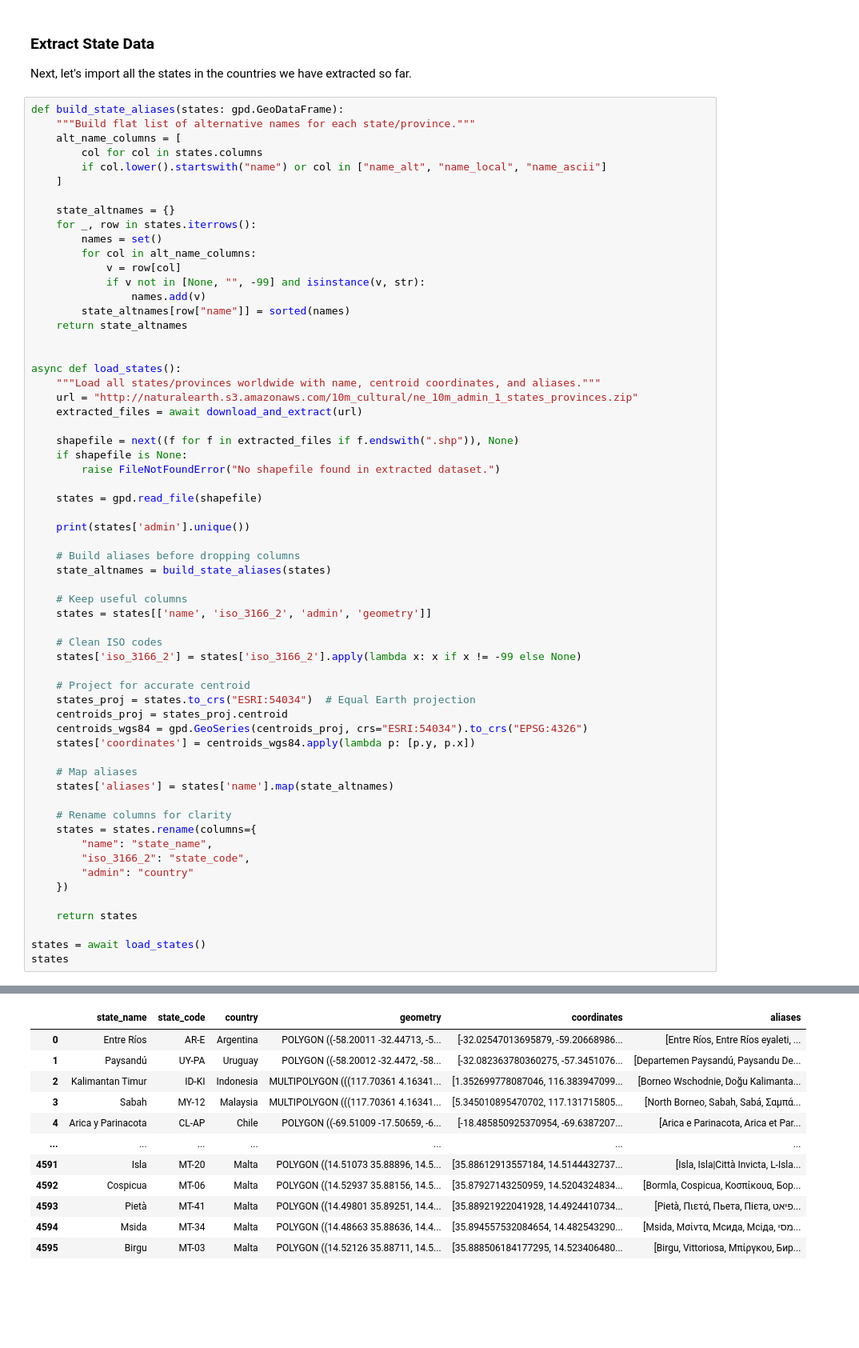
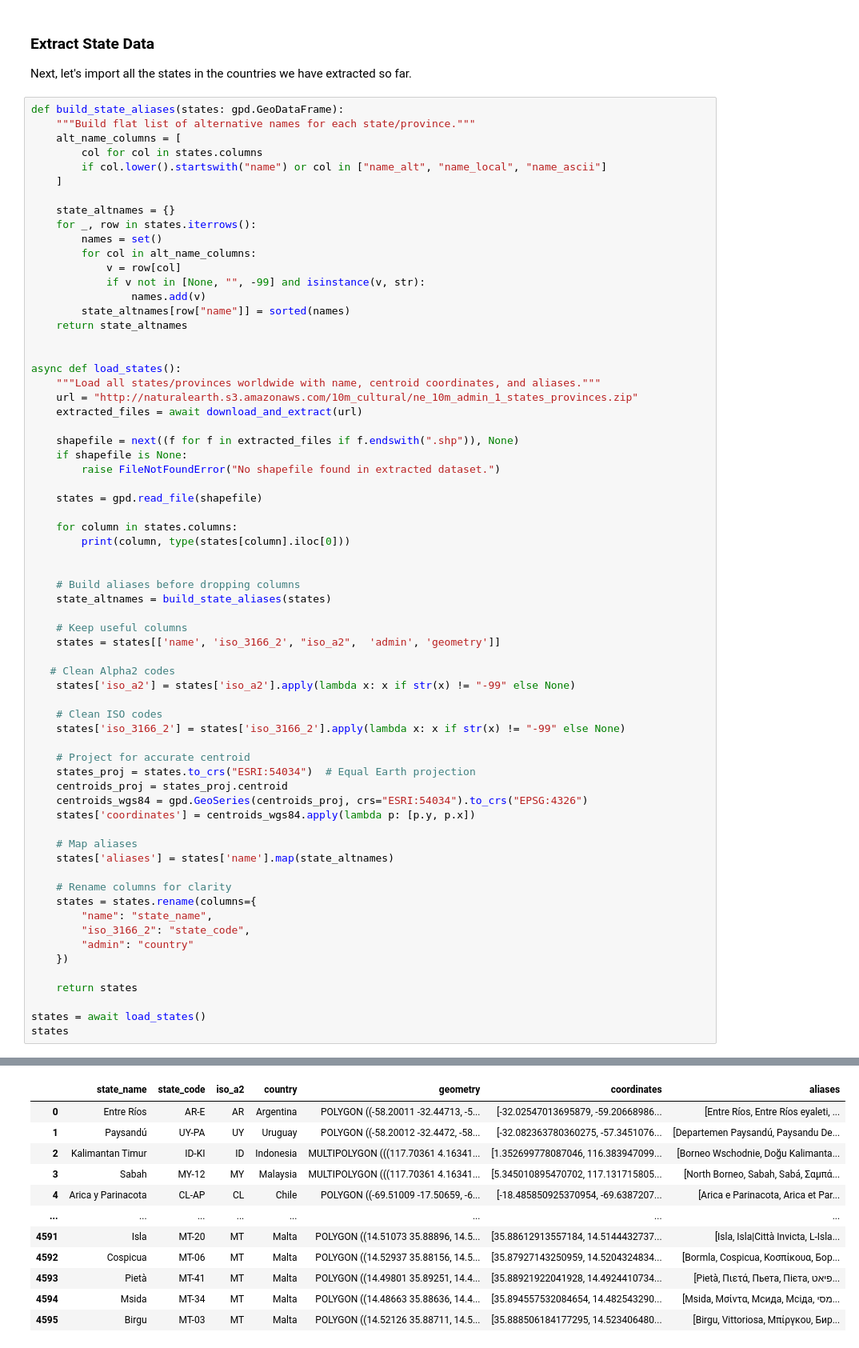
Before and after one commit to hospitaljobsin/hospitaljobsin, a Jupyter notebook: server/notebooks/import_regions.ipynb, the cells around one changed output, grey strips where cells are left out. Shown at 80% size. Cells and saved outputs as stored; diff of their text form; blank space fills up the shorter version.

```diff
--- a/server/notebooks/import_regions.ipynb
+++ b/server/notebooks/import_regions.ipynb
@@ -279,16 +279,21 @@ async def load_states():
 
     states = gpd.read_file(shapefile)
 
-    print(states['admin'].unique())
+    for column in states.columns:
+        print(column, type(states[column].iloc[0]))
+
 
     # Build aliases before dropping columns
     state_altnames = build_state_aliases(states)
 
     # Keep useful columns
-    states = states[['name', 'iso_3166_2', 'admin', 'geometry']]
+    states = states[['name', 'iso_3166_2', "iso_a2",  'admin', 'geometry']]
+
+   # Clean Alpha2 codes
+    states['iso_a2'] = states['iso_a2'].apply(lambda x: x if str(x) != "-99" else None)
 
     # Clean ISO codes
-    states['iso_3166_2'] = states['iso_3166_2'].apply(lambda x: x if x != -99 else None)
+    states['iso_3166_2'] = states['iso_3166_2'].apply(lambda x: x if str(x) != "-99" else None)
 
     # Project for accurate centroid
     states_proj = states.to_crs("ESRI:54034")  # Equal Earth projection
@@ -331,12 +336,12 @@ Extraction complete.
-|  | state_name | state_code | country | geometry | coordinates | aliases |
-| 0 | Entre Ríos | AR-E | Argentina | POLYGON ((-58.20011 -32.44713, -5... | [-32.02547013695879, -59.20668986... | [Entre Ríos, Entre Ríos eyaleti, ... |
-| 1 | Paysandú | UY-PA | Uruguay | POLYGON ((-58.20012 -32.4472, -58... | [-32.082363780360275, -57.3451076... | [Departemen Paysandú, Paysandu De... |
-| 2 | Kalimantan Timur | ID-KI | Indonesia | MULTIPOLYGON (((117.70361 4.16341... | [1.352699778087046, 116.383947099... | [Borneo Wschodnie, Doğu Kalimanta... |
-| 3 | Sabah | MY-12 | Malaysia | MULTIPOLYGON (((117.70361 4.16341... | [5.345010895470702, 117.131715805... | [North Borneo, Sabah, Sabá, Σαμπά... |
-| 4 | Arica y Parinacota | CL-AP | Chile | POLYGON ((-69.51009 -17.50659, -6... | [-18.485850925370954, -69.6387207... | [Arica e Parinacota, Arica et Par... |
-| ... | ... | ... | ... | ... | ... | ... |
-| 4591 | Isla | MT-20 | Malta | POLYGON ((14.51073 35.88896, 14.5... | [35.88612913557184, 14.5144432737... | [Isla, Isla|Città Invicta, L-Isla... |
-| 4592 | Cospicua | MT-06 | Malta | POLYGON ((14.52937 35.88156, 14.5... | [35.87927143250959, 14.5204324834... | [Bormla, Cospicua, Κοσπίκουα, Бор... |
-| 4593 | Pietà | MT-41 | Malta | POLYGON ((14.49801 35.89251, 14.4... | [35.88921922041928, 14.4924410734... | [Pietà, Πιετά, Пьета, Пієта, פיאט... |
-| 4594 | Msida | MT-34 | Malta | POLYGON ((14.48663 35.88636, 14.4... | [35.894557532084654, 14.482543290... | [Msida, Μσίντα, Мсида, Мсіда, מסי... |
-| 4595 | Birgu | MT-03 | Malta | POLYGON ((14.52126 35.88711, 14.5... | [35.888506184177295, 14.523406480... | [Birgu, Vittoriosa, Μπίργκου, Бир... |
+|  | state_name | state_code | iso_a2 | country | geometry | coordinates | aliases |
+| 0 | Entre Ríos | AR-E | AR | Argentina | POLYGON ((-58.20011 -32.44713, -5... | [-32.02547013695879, -59.20668986... | [Entre Ríos, Entre Ríos eyaleti, ... |
+| 1 | Paysandú | UY-PA | UY | Uruguay | POLYGON ((-58.20012 -32.4472, -58... | [-32.082363780360275, -57.3451076... | [Departemen Paysandú, Paysandu De... |
+| 2 | Kalimantan Timur | ID-KI | ID | Indonesia | MULTIPOLYGON (((117.70361 4.16341... | [1.352699778087046, 116.383947099... | [Borneo Wschodnie, Doğu Kalimanta... |
+| 3 | Sabah | MY-12 | MY | Malaysia | MULTIPOLYGON (((117.70361 4.16341... | [5.345010895470702, 117.131715805... | [North Borneo, Sabah, Sabá, Σαμπά... |
+| 4 | Arica y Parinacota | CL-AP | CL | Chile | POLYGON ((-69.51009 -17.50659, -6... | [-18.485850925370954, -69.6387207... | [Arica e Parinacota, Arica et Par... |
+| ... | ... | ... | ... | ... | ... | ... | ... |
+| 4591 | Isla | MT-20 | MT | Malta | POLYGON ((14.51073 35.88896, 14.5... | [35.88612913557184, 14.5144432737... | [Isla, Isla|Città Invicta, L-Isla... |
+| 4592 | Cospicua | MT-06 | MT | Malta | POLYGON ((14.52937 35.88156, 14.5... | [35.87927143250959, 14.5204324834... | [Bormla, Cospicua, Κοσπίκουα, Бор... |
+| 4593 | Pietà | MT-41 | MT | Malta | POLYGON ((14.49801 35.89251, 14.4... | [35.88921922041928, 14.4924410734... | [Pietà, Πιετά, Пьета, Пієта, פיאט... |
+| 4594 | Msida | MT-34 | MT | Malta | POLYGON ((14.48663 35.88636, 14.4... | [35.894557532084654, 14.482543290... | [Msida, Μσίντα, Мсида, Мсіда, מסי... |
+| 4595 | Birgu | MT-03 | MT | Malta | POLYGON ((14.52126 35.88711, 14.5... | [35.888506184177295, 14.523406480... | [Birgu, Vittoriosa, Μπίργκου, Бир... |
```
Also changed, not shown: parts of 1 cell of this notebook.
